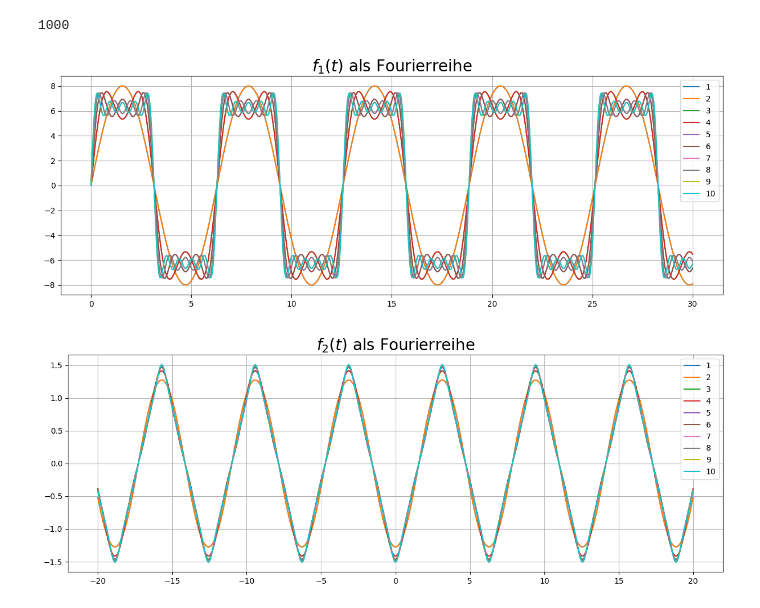
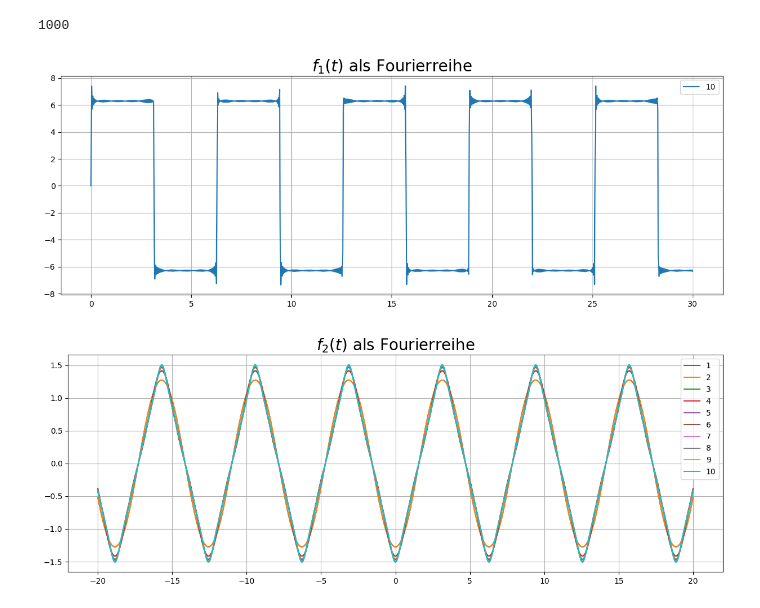
Before and after one commit to RicemanBoy/NM-Code-for-Excercises, a Jupyter notebook: Blatt 11/excercise2.ipynb, the cells around one changed output. Drawn from its saved outputs; the diff is of its cells as text; code cells hidden in the pictures.

```diff
--- a/Blatt 11/excercise2.ipynb
+++ b/Blatt 11/excercise2.ipynb
@@ -80,19 +80,19 @@ np.size(P2(x,5))
 # %%
 fig, ax = plt.subplots(figsize=(15,5))
 
-for i in range(1,11,1):
-    x = np.linspace(0,30,1000)
-    ax.plot(x,P1(x,i),label=i)
+# for i in range(1,11,1):
+#     x = np.linspace(0,30,1000)
+#     ax.plot(x,P1(x,i),label=i)
 
-# x = np.linspace(0,30,1000)
-# ax.plot(x,P1(x,100),label=i)
+x = np.linspace(0,30,1000)
+ax.plot(x,P1(x,100),label=i)
 
 #plt.ylim(-1,4)
 plt.title("$f_{1}(t)$ als Fourierreihe",fontsize=20)
 ax.legend()
 ax.grid()
 # %% [output]
-[figure, old version]
+[figure, new version]
 # %%
 fig, ax = plt.subplots(figsize=(15,5))
 
```
Also changed, not shown: 3 other files.
